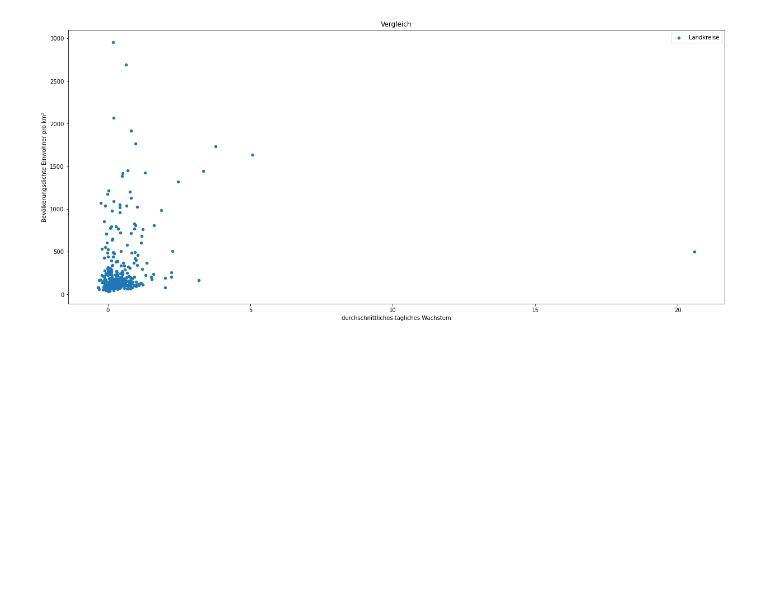
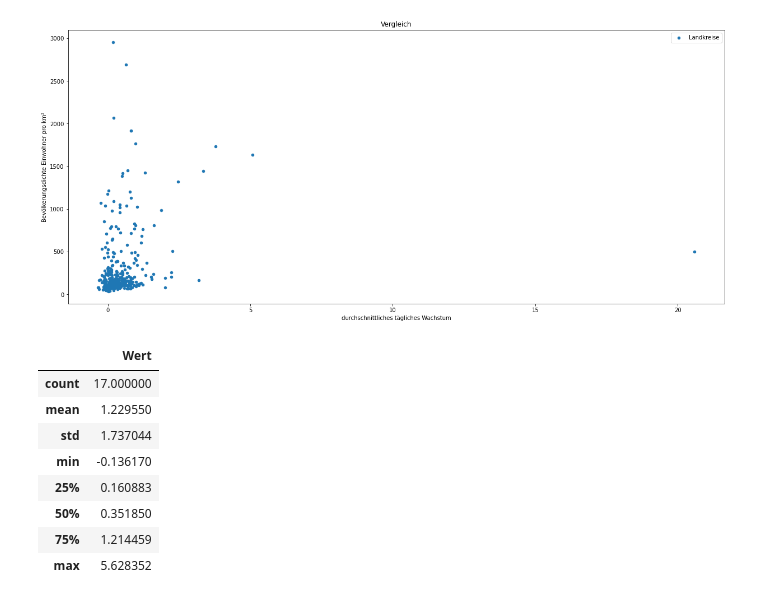
Before and after one commit to Jubo30/Data-Science-Project, a Jupyter notebook: Täglicher Zuwachs Deutschland.ipynb, the cells around one changed output. Cells and saved outputs as stored; diff of their text form; code cells hidden in the pictures; blank space fills up the shorter version.

```diff
--- a/Täglicher Zuwachs Deutschland.ipynb
+++ b/Täglicher Zuwachs Deutschland.ipynb
@@ -1063,3 +1063,15 @@ Text(0, 0.5, 'Bevölkerungsdichte Einwohner pro km²')
 [figure]
 # %%
 #Hier muss ein Algorithmus geschrieben werden der für alle Kreise die in testliste drin sind  die passende Bevölkerungsdichte findet und dann einträgt, da kreisetest weniger einträge hat müsste dort dann 0 eingetragen werden
+# %%
+durchwachstum.describe()
+# %% [output]
+|  | Wert |
+| count | 17.000000 |
+| mean | 1.229550 |
+| std | 1.737044 |
+| min | -0.136170 |
+| 25% | 0.160883 |
+| 50% | 0.351850 |
+| 75% | 1.214459 |
+| max | 5.628352 |
```
Also changed, not shown: parts of 10 cells of this notebook.
